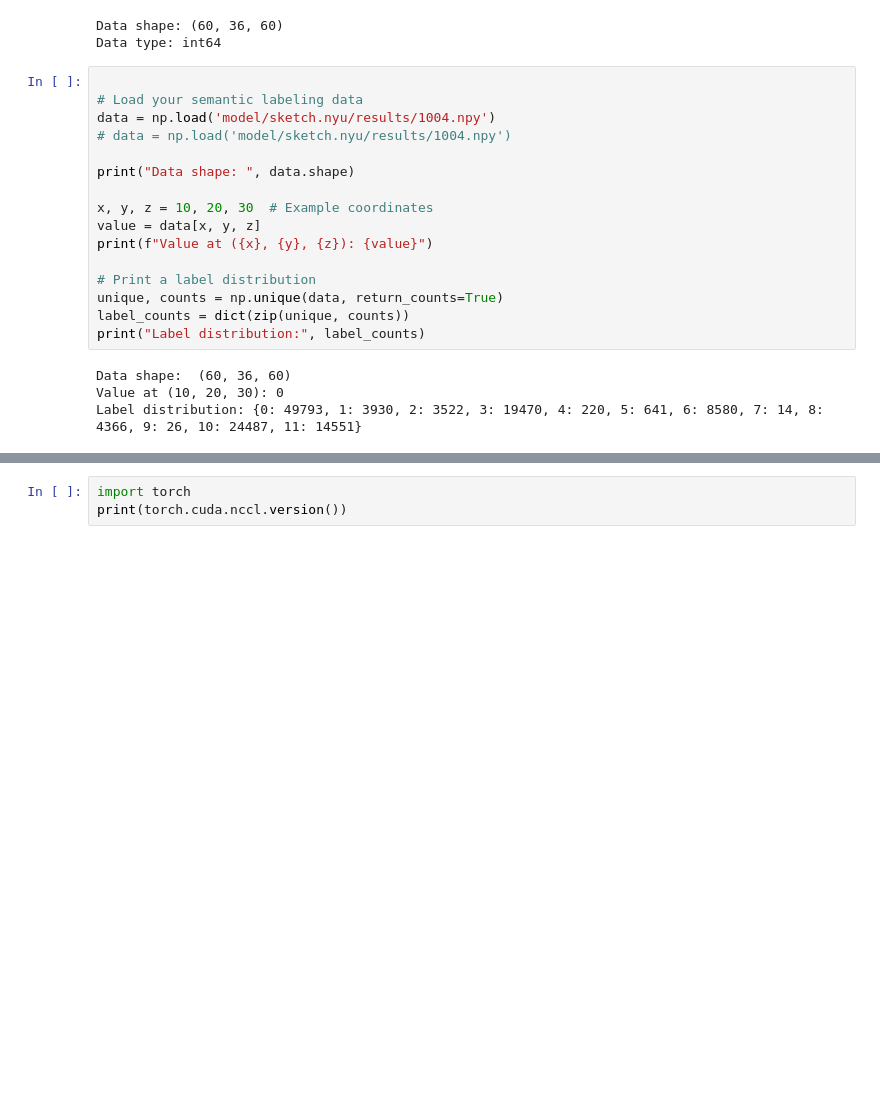
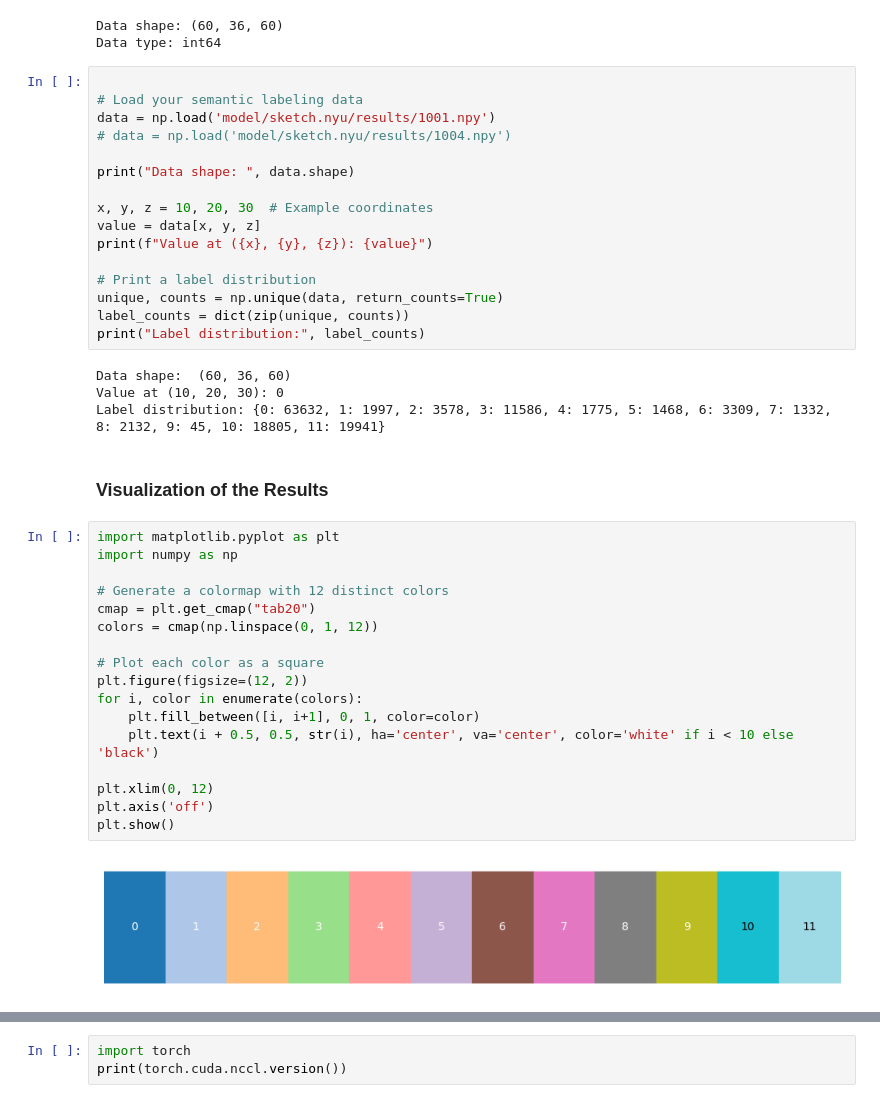
Before and after one commit to lorinachey/TorchSSC, a Jupyter notebook: visualizer.ipynb, the cells around one changed output, grey strips where cells are left out. Saved outputs shown, nothing was run; the diff lists cells and outputs as text; blank space fills up the shorter version.

```diff
--- a/visualizer.ipynb
+++ b/visualizer.ipynb
@@ -12,7 +12,7 @@ Data type: int64
 # %%
 
 # Load your semantic labeling data
-data = np.load('model/sketch.nyu/results/1004.npy')
+data = np.load('model/sketch.nyu/results/1001.npy')
 # data = np.load('model/sketch.nyu/results/1004.npy')
 
 print("Data shape: ", data.shape)
@@ -28,4 +28,25 @@ print("Label distribution:", label_counts)
 # %% [output]
 Data shape:  (60, 36, 60)
 Value at (10, 20, 30): 0
-Label distribution: {0: 49793, 1: 3930, 2: 3522, 3: 19470, 4: 220, 5: 641, 6: 8580, 7: 14, 8: 4366, 9: 26, 10: 24487, 11: 14551}
+Label distribution: {0: 63632, 1: 1997, 2: 3578, 3: 11586, 4: 1775, 5: 1468, 6: 3309, 7: 1332, 8: 2132, 9: 45, 10: 18805, 11: 19941}
+# %% [markdown]
+### Visualization of the Results
+# %%
+import matplotlib.pyplot as plt
+import numpy as np
+
+# Generate a colormap with 12 distinct colors
+cmap = plt.get_cmap("tab20")
+colors = cmap(np.linspace(0, 1, 12))
+
+# Plot each color as a square
+plt.figure(figsize=(12, 2))
+for i, color in enumerate(colors):
+    plt.fill_between([i, i+1], 0, 1, color=color)
+    plt.text(i + 0.5, 0.5, str(i), ha='center', va='center', color='white' if i < 10 else 'black')
+
+plt.xlim(0, 12)
+plt.axis('off')
+plt.show()
+# %% [output]
+[figure, added]
```
Also changed, not shown: parts of 4 cells of this notebook.
